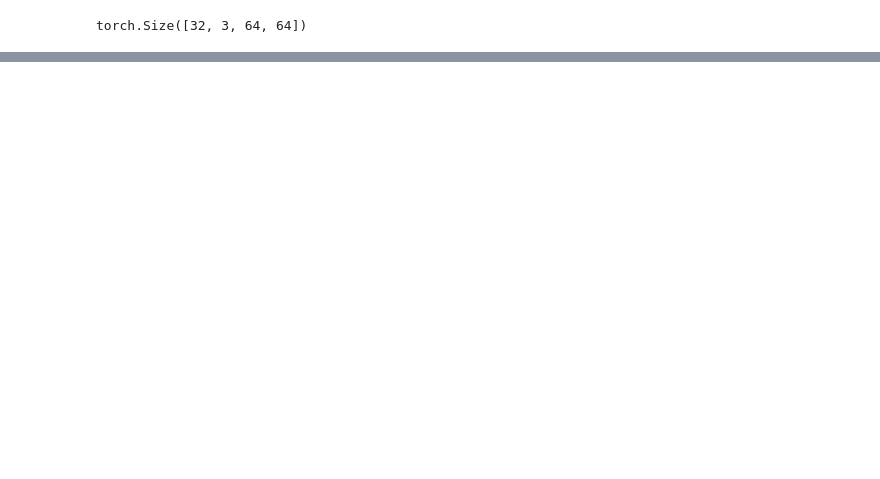
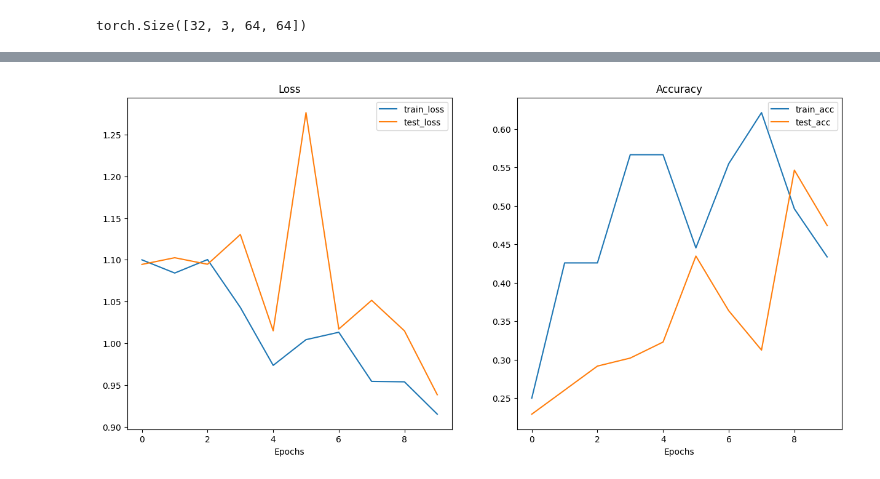
Before and after one commit to arkaseth/PyTorch-practice, a Jupyter notebook: 4_PyTorch_custom_datasets.ipynb, the cells around one changed output, grey strips where cells are left out. Drawn from its saved outputs; the diff is of its cells as text; code cells hidden in the pictures; blank space fills up the shorter version.

```diff
--- a/4_PyTorch_custom_datasets.ipynb
+++ b/4_PyTorch_custom_datasets.ipynb
@@ -709,0 +849,14 @@ tensor([[ 0.0232, -0.0189, -0.0235],
+# %%
+from timeit import default_timer as timer
+
+model_0 = TinyVGG(input_shape=3, hidden_units=64, output_shape=len(class_names)).to(device=device)
+
+loss_fn = nn.CrossEntropyLoss()
+optimizer = torch.optim.Adam(params=model_0.parameters(), lr=0.001)
+acc_fn = Accuracy(task='multiclass', num_classes=len(class_names))
+
+start_time = timer()
+model_0_results = train(model=model_0, train_dataloader=train_dataloader_simple, test_dataloader=test_dataloader_simple, loss_fn=loss_fn, optimizer=optimizer, acc_fn=acc_fn, epochs=10, seed=42, device=device)
+stop_time = timer()
+
+model_0_results, stop_time-start_time
@@ -709,0 +928,28 @@ tensor([[ 0.0232, -0.0189, -0.0235],
+# %%
+def plot_loss_curves(results: Dict[str, List[float]]):
+    loss = results["train_loss"]
+    test_loss = results["test_loss"]
+    acc = results["train_acc"]
+    test_acc = results["test_acc"]
+
+    epochs = range(len(loss))
+
+    plt.figure(figsize=(15, 7))
+
+    plt.subplot(1, 2, 1)
+    plt.plot(epochs, loss, label="train_loss")
+    plt.plot(epochs, test_loss, label="test_loss")
+    plt.title("Loss")
+    plt.xlabel("Epochs")
+    plt.legend()
+
+    plt.subplot(1, 2, 2)
+    plt.plot(epochs, acc, label="train_acc")
+    plt.plot(epochs, test_acc, label="test_acc")
+    plt.title("Accuracy")
+    plt.xlabel("Epochs")
+    plt.legend()
+# %%
+plot_loss_curves(model_0_results)
+# %% [output]
+[figure, added]
```
Also changed, not shown: parts of 24 cells of this notebook.
